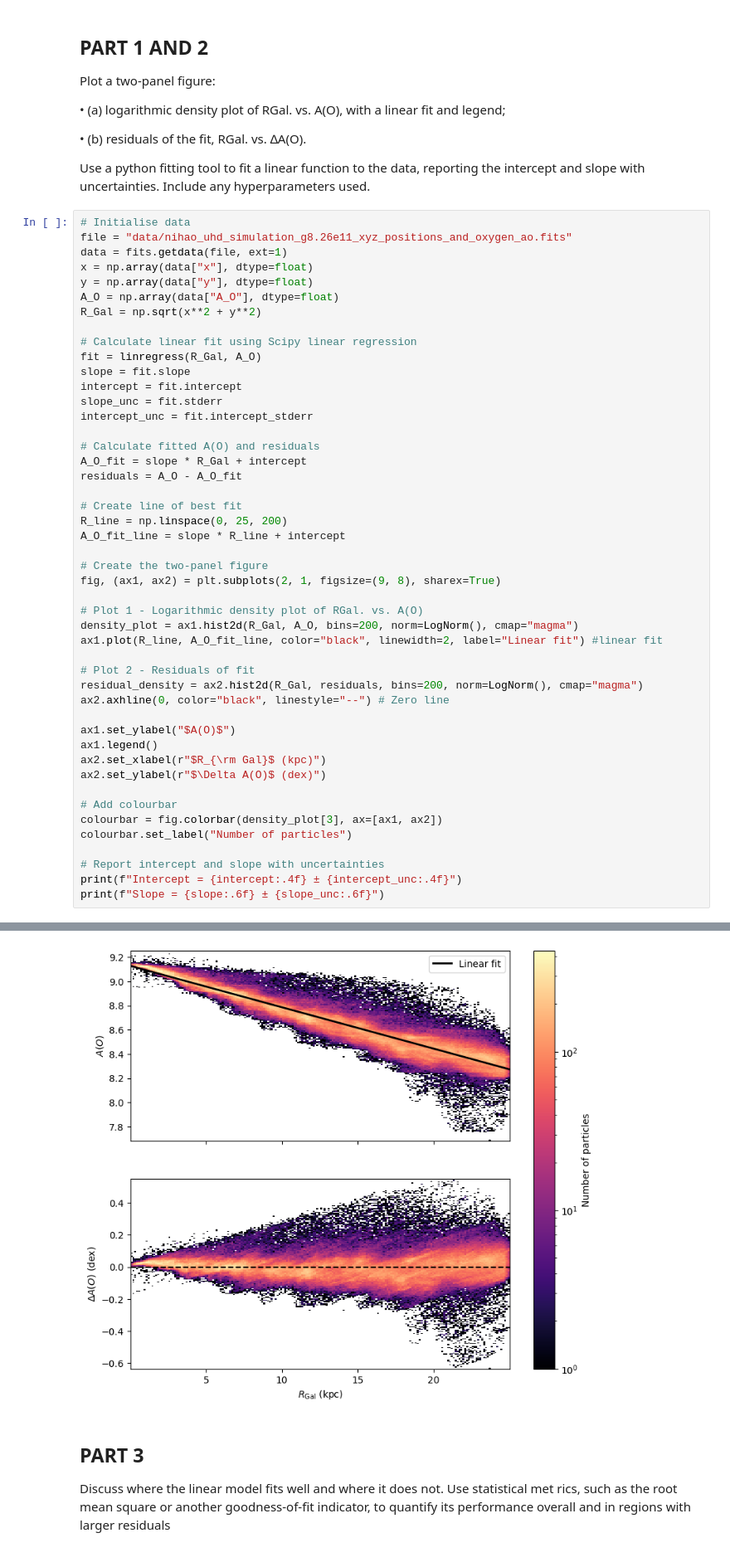
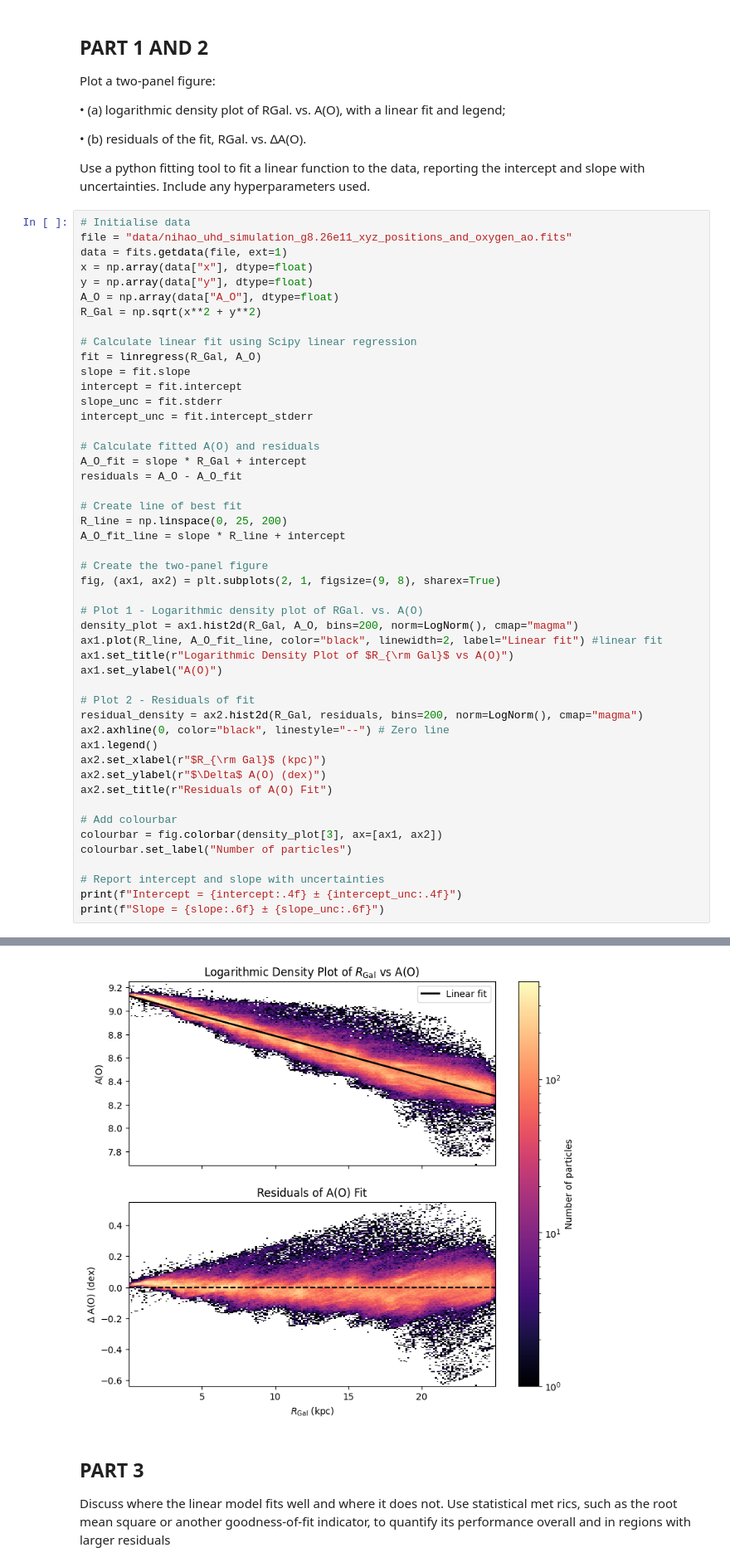
Before and after one commit to u7678360/ASTR4004-Assignment-2, a Jupyter notebook: Question 3.ipynb, the cells around one changed output, grey strips where cells are left out. Shown at 83% size. Cells and saved outputs as stored; diff of their text form.

Commit message:
Added labels to plots to make them easier to read.

```diff
--- a/Question 3.ipynb
+++ b/Question 3.ipynb
@@ -39,37 +39,38 @@ intercept_unc = fit.intercept_stderr
 A_O_fit = slope * R_Gal + intercept
 residuals = A_O - A_O_fit
 
 # Create line of best fit
 R_line = np.linspace(0, 25, 200)
 A_O_fit_line = slope * R_line + intercept
 
 # Create the two-panel figure
 fig, (ax1, ax2) = plt.subplots(2, 1, figsize=(9, 8), sharex=True)
 
 # Plot 1 - Logarithmic density plot of RGal. vs. A(O)
 density_plot = ax1.hist2d(R_Gal, A_O, bins=200, norm=LogNorm(), cmap="magma")
 ax1.plot(R_line, A_O_fit_line, color="black", linewidth=2, label="Linear fit") #linear fit
+ax1.set_title(r"Logarithmic Density Plot of $R_{\rm Gal}$ vs A(O)")
+ax1.set_ylabel("A(O)")
 
 # Plot 2 - Residuals of fit
 residual_density = ax2.hist2d(R_Gal, residuals, bins=200, norm=LogNorm(), cmap="magma")
 ax2.axhline(0, color="black", linestyle="--") # Zero line
-
-ax1.set_ylabel("$A(O)$")
 ax1.legend()
 ax2.set_xlabel(r"$R_{\rm Gal}$ (kpc)")
-ax2.set_ylabel(r"$\Delta A(O)$ (dex)")
+ax2.set_ylabel(r"$\Delta$ A(O) (dex)")
+ax2.set_title(r"Residuals of A(O) Fit")
 
 # Add colourbar
 colourbar = fig.colorbar(density_plot[3], ax=[ax1, ax2])
 colourbar.set_label("Number of particles")
 
 # Report intercept and slope with uncertainties
 print(f"Intercept = {intercept:.4f} ± {intercept_unc:.4f}")
 print(f"Slope = {slope:.6f} ± {slope_unc:.6f}")
 # %% [output]
 Intercept = 9.1278 ± 0.0002
 Slope = -0.034196 ± 0.000015
-[figure, old version]
+[figure, new version]
 # %% [markdown]
 ## PART 3
 
```
Also changed, not shown: parts of 4 cells of this notebook, 3 other files.
